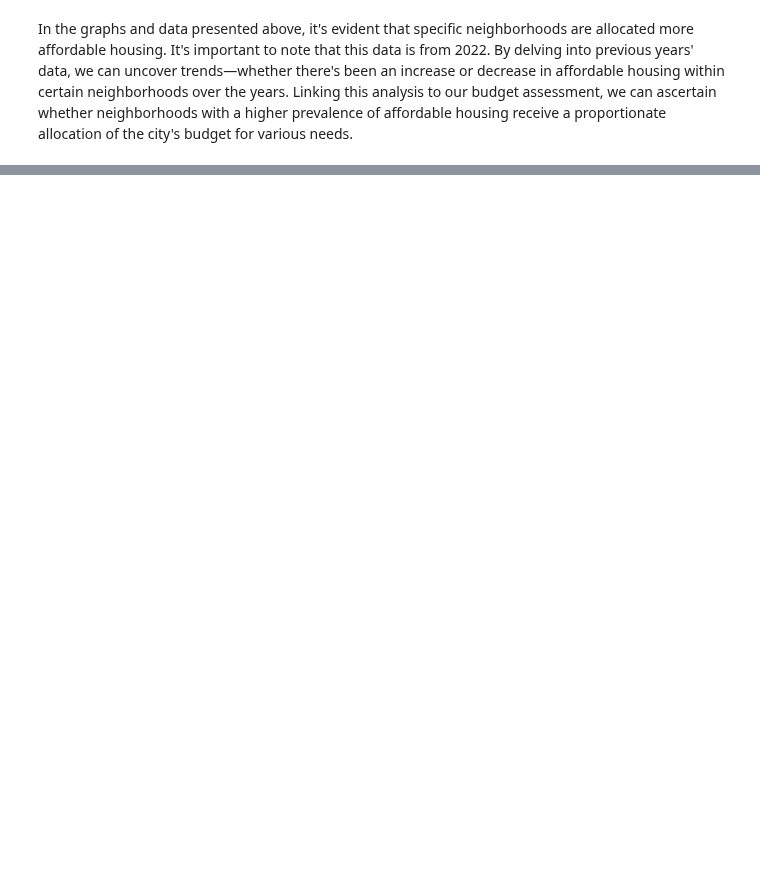
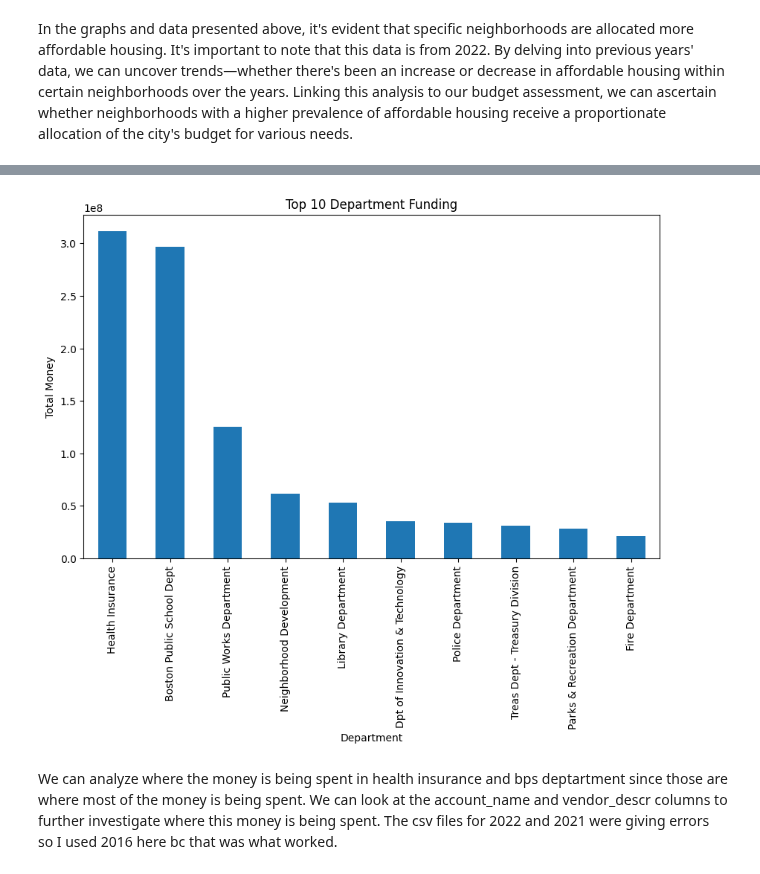
Before and after one commit to BU-Spark/ds-boston-city-budget, a Jupyter notebook: fa23-team-f/Extension/ExtensionExploration.ipynb, the cells around one changed output, grey strips where cells are left out. Saved outputs shown, nothing was run; the diff lists cells and outputs as text; code cells hidden in the pictures; blank space fills up the shorter version.

```diff
--- a/fa23-team-f/Extension/ExtensionExploration.ipynb
+++ b/fa23-team-f/Extension/ExtensionExploration.ipynb
@@ -103,0 +185,14 @@ In the graphs and data presented above, it's evident that specific neighborhoods
+# %%
+top_10 = df.nlargest(10)
+
+top_10.plot(kind='bar', figsize=(10, 6))
+
+plt.title('Top 10 Department Funding')
+plt.xlabel('Department')
+plt.ylabel('Total Money')
+
+plt.show()
+# %% [output]
+[figure, added]
+# %% [markdown]
+We can analyze where the money is being spent in health insurance and bps deptartment since those are where most of the money is being spent. We can look at the account_name and vendor_descr columns to further investigate where this money is being spent. The csv files for 2022 and 2021 were giving errors so I used 2016 here bc that was what worked.
```
Also changed, not shown: parts of 11 cells of this notebook, 3 other files.
